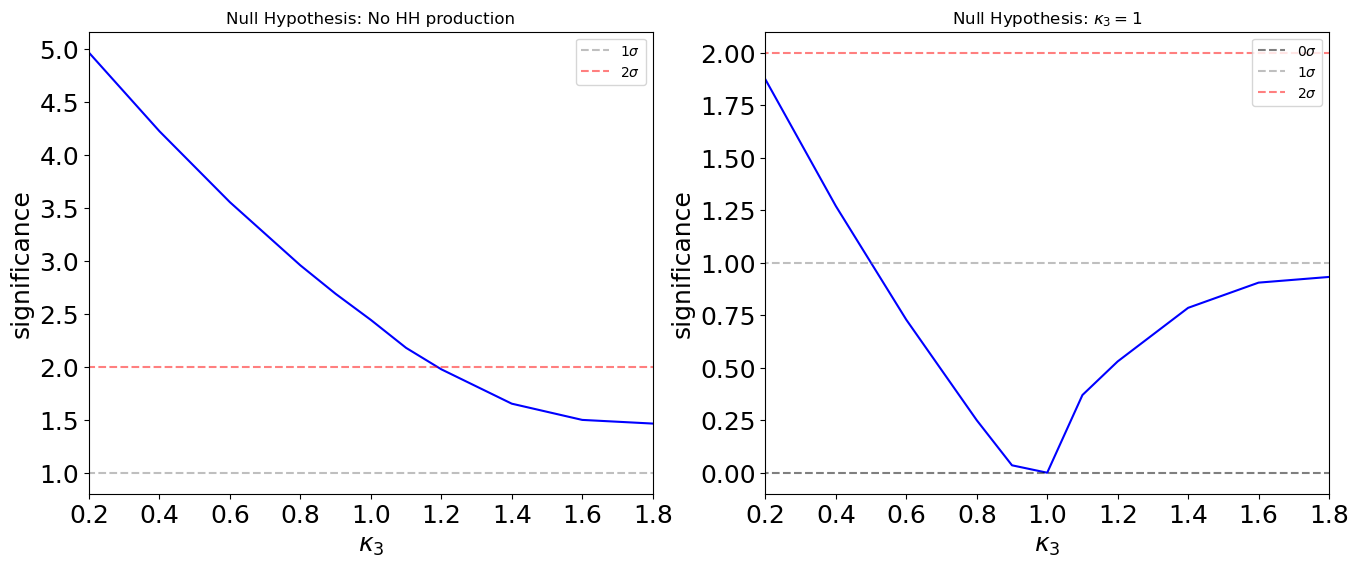
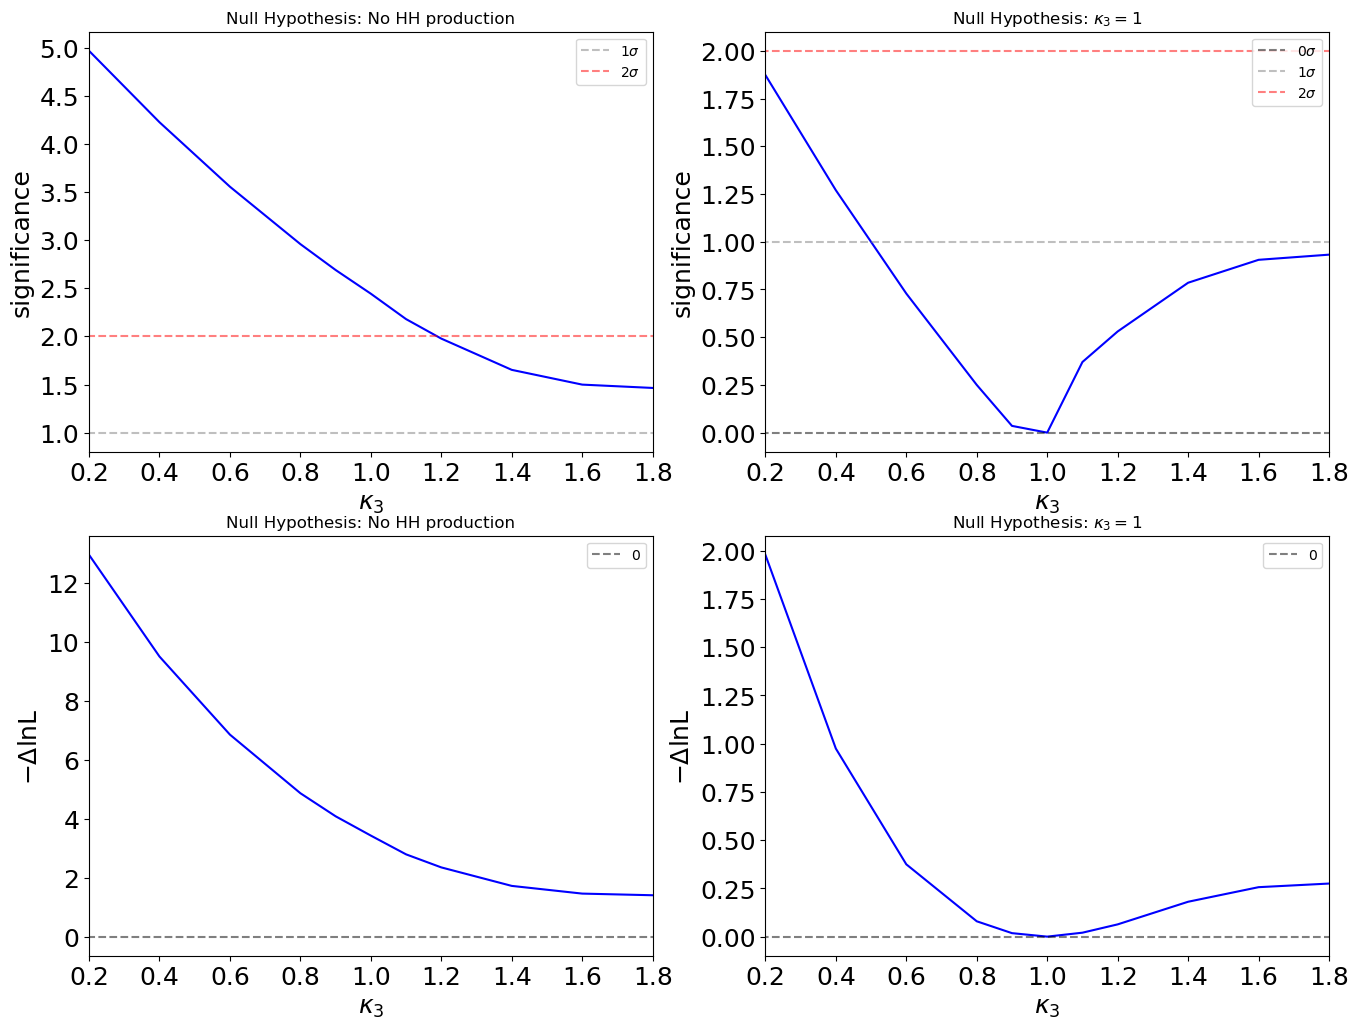
The change to this notebook cell's code, shown as a diff; its figure went from the first image to the second:
--- before
+++ after
@@ -5,13 +5,17 @@
 
 significance_null_hypo = []
+mDlnL_null_hypo = []
 significance_diff_hypo = []
+mDlnL_diff_hypo = []
 
 for kappa3_val in kappa3:
     significance_null_hypo.append(cal_significance_smallN(s_10[kappa3.index(kappa3_val)], b_10))
+    mDlnL_null_hypo.append(cal_mDlnL(s_10[kappa3.index(kappa3_val)]+b_10, b_10))
     significance_diff_hypo.append(cal_significance_diff_hypo(s_10_modified[kappa3.index(kappa3_val)], b_plus_s10))
+    mDlnL_diff_hypo.append(cal_mDlnL(s_10_modified[kappa3.index(kappa3_val)], b_plus_s10))
 
-fig = plt.figure(figsize=(16, 6))
+fig = plt.figure(figsize=(16, 12))
 
-fig.add_subplot(121)
+fig.add_subplot(221)
 plt.plot(kappa3, significance_null_hypo, color='b')
 plt.xticks(fontsize=18)
@@ -25,5 +29,5 @@
 plt.legend()
 
-fig.add_subplot(122)
+fig.add_subplot(222)
 plt.plot(kappa3, significance_diff_hypo, color='b')
 plt.xticks(fontsize=18)
@@ -38,3 +42,25 @@
 plt.legend()
 
+fig.add_subplot(223)
+plt.plot(kappa3, mDlnL_null_hypo, color='b')
+plt.xticks(fontsize=18)
+plt.yticks(fontsize=18)
+plt.xlabel(r"$\kappa_3$", fontsize=18)
+plt.ylabel(r"$-\Delta$lnL", fontsize=18)
+plt.xlim(0.2,1.8)
+plt.hlines(0, -10, 10, color='black', alpha=0.5, linestyle="--", label=r"0")
+plt.title("Null Hypothesis: No HH production")
+plt.legend()
+
+fig.add_subplot(224)
+plt.plot(kappa3, mDlnL_diff_hypo, color='b')
+plt.xticks(fontsize=18)
+plt.yticks(fontsize=18)
+plt.xlabel(r"$\kappa_3$", fontsize=18)
+plt.ylabel(r"$-\Delta$lnL", fontsize=18)
+plt.hlines(0, -10, 10, color='black', alpha=0.5, linestyle="--", label=r"0")
+plt.xlim(0.2,1.8)
+plt.title("Null Hypothesis: $\kappa_3=1$")
+plt.legend()
+
 plt.show()

Commit: calculate the likelihood